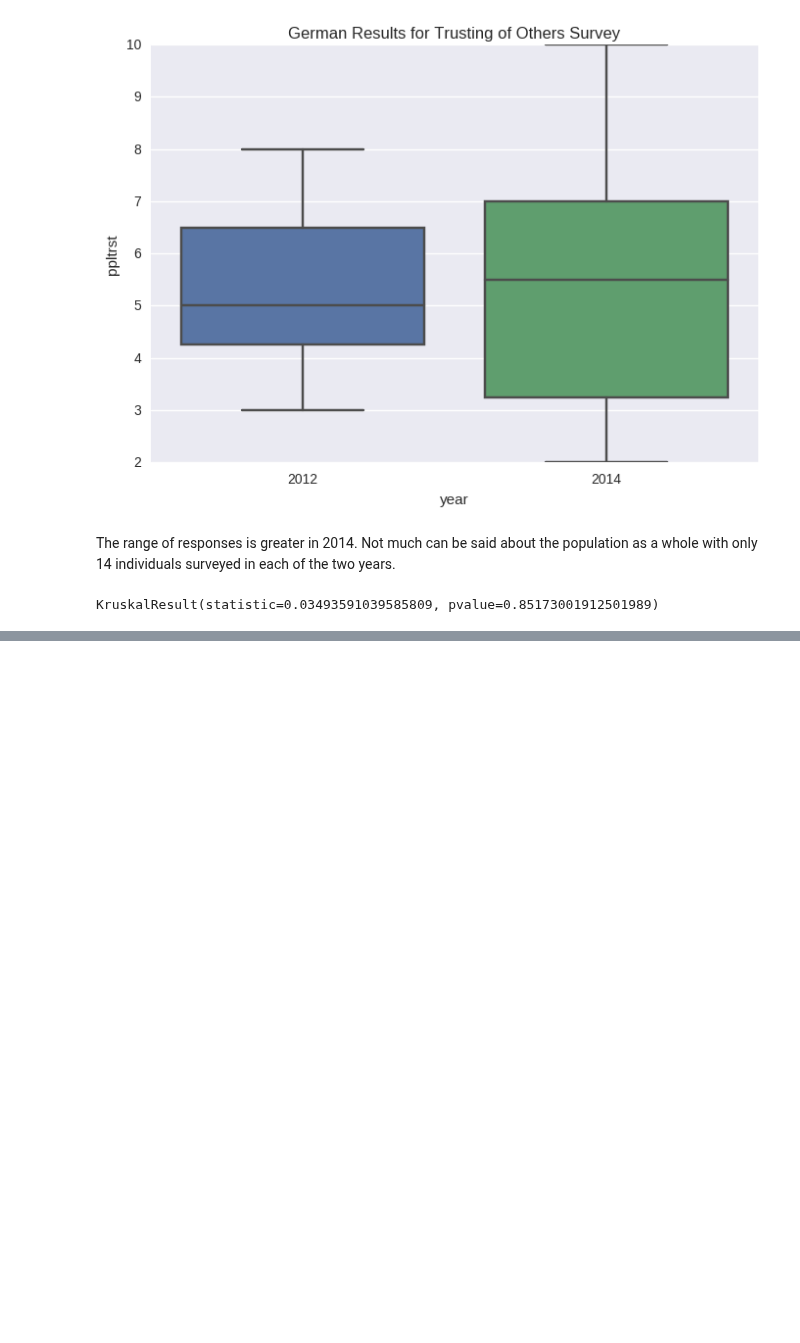
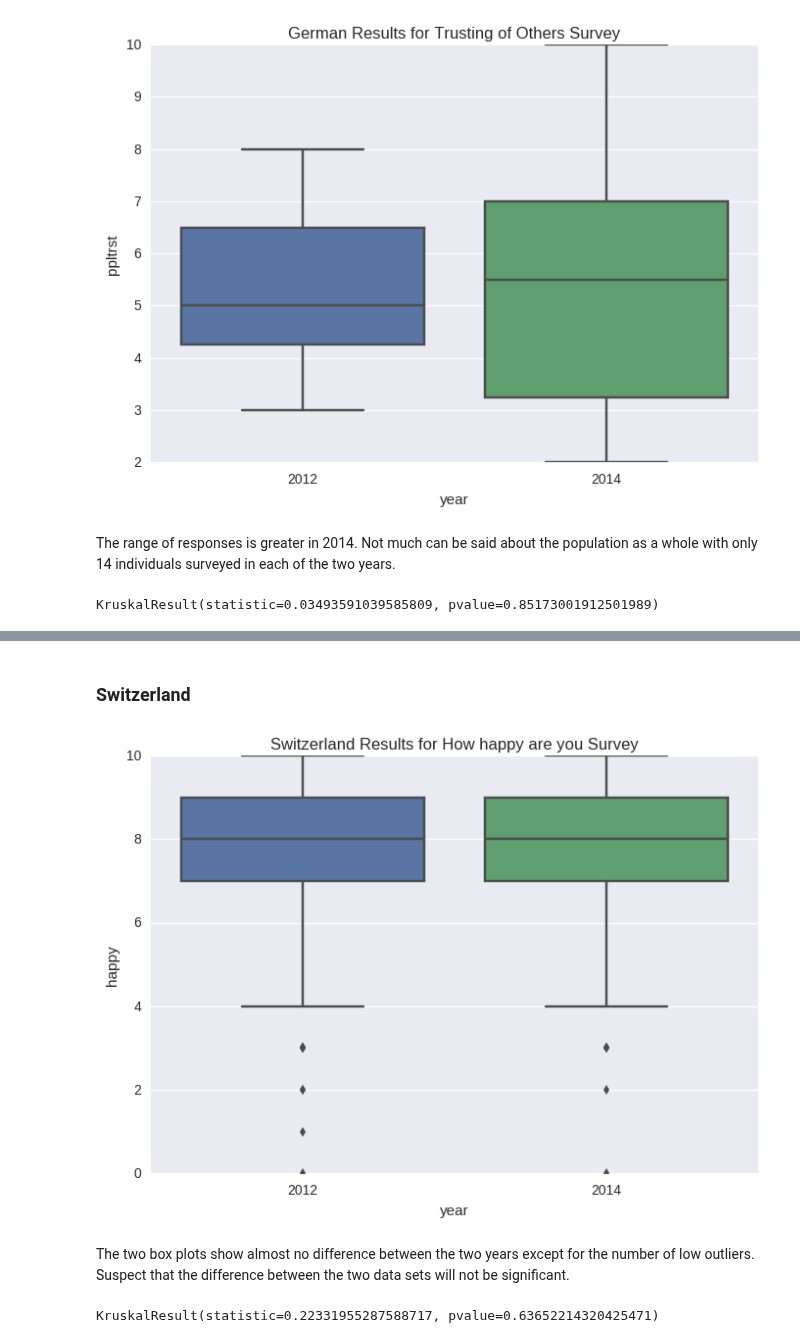
Before and after one commit to 315iah515/Thinkful-Notebooks, a Jupyter notebook: Bootcamp/Drill_WhatTestToUse.ipynb, the cells around one changed output, grey strips where cells are left out. Saved outputs shown, nothing was run; the diff lists cells and outputs as text; code cells hidden in the pictures; blank space fills up the shorter version.

```diff
--- a/Bootcamp/Drill_WhatTestToUse.ipynb
+++ b/Bootcamp/Drill_WhatTestToUse.ipynb
@@ -218,0 +243,17 @@ KruskalResult(statistic=0.03493591039585809, pvalue=0.85173001912501989)
+# %% [markdown]
+### Switzerland
+# %%
+sb.boxplot(y="happy", x="year", data=Switzerland_Data)
+sb.plt.title('Switzerland Results for How happy are you Survey')
+plt.show()
+# %% [output]
+[figure, added]
+# %% [markdown]
+The two box plots show almost no difference between the two years except for the number of low outliers. Suspect that the difference between the two data sets will not be significant.
+# %%
+# Determining if there is a significant difference in how happy those surveyed from Switzerland
+# are from 2012 to 2014
+stats.kruskal(Switzerland_Data.query('year == 2012').happy,
+              Switzerland_Data.query('year == 2014').happy, nan_policy='omit')
+# %% [output]
+KruskalResult(statistic=0.22331955287588717, pvalue=0.63652214320425471)
```
Also changed, not shown: parts of 28 cells of this notebook.
